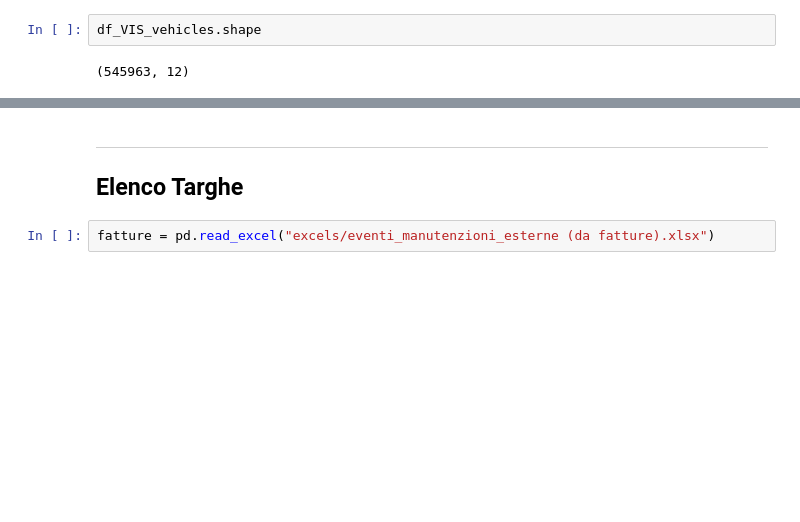
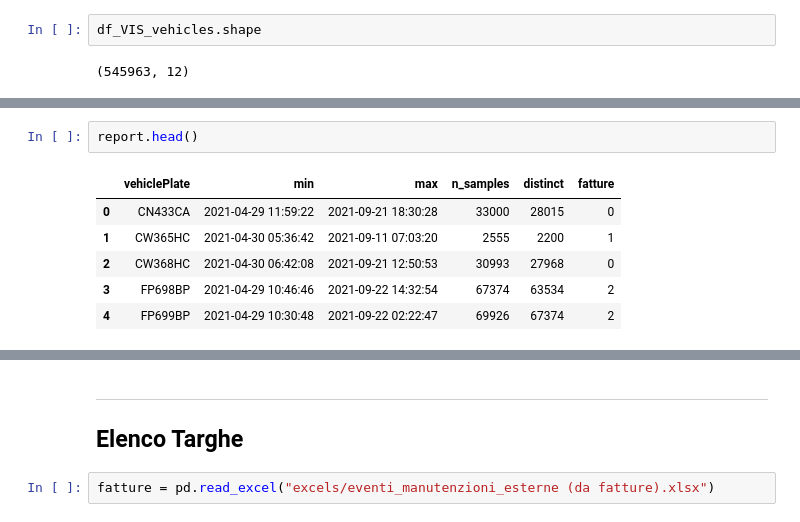
Before and after one commit to antonioalbanese/ai4trucks, a Jupyter notebook: visirun_analysis.ipynb, the cells around one changed output, grey strips where cells are left out. Cells and saved outputs as stored; diff of their text form; blank space fills up the shorter version.

```diff
--- a/visirun_analysis.ipynb
+++ b/visirun_analysis.ipynb
@@ -98,0 +141,9 @@ df_VIS_vehicles.head()
+# %%
+report.head()
+# %% [output]
+|  | vehiclePlate | min | max | n_samples | distinct | fatture |
+| 0 | CN433CA | 2021-04-29 11:59:22 | 2021-09-21 18:30:28 | 33000 | 28015 | 0 |
+| 1 | CW365HC | 2021-04-30 05:36:42 | 2021-09-11 07:03:20 | 2555 | 2200 | 1 |
+| 2 | CW368HC | 2021-04-30 06:42:08 | 2021-09-21 12:50:53 | 30993 | 27968 | 0 |
+| 3 | FP698BP | 2021-04-29 10:46:46 | 2021-09-22 14:32:54 | 67374 | 63534 | 2 |
+| 4 | FP699BP | 2021-04-29 10:30:48 | 2021-09-22 02:22:47 | 69926 | 67374 | 2 |
```
Also changed, not shown: parts of 16 cells of this notebook, 1 other file.
